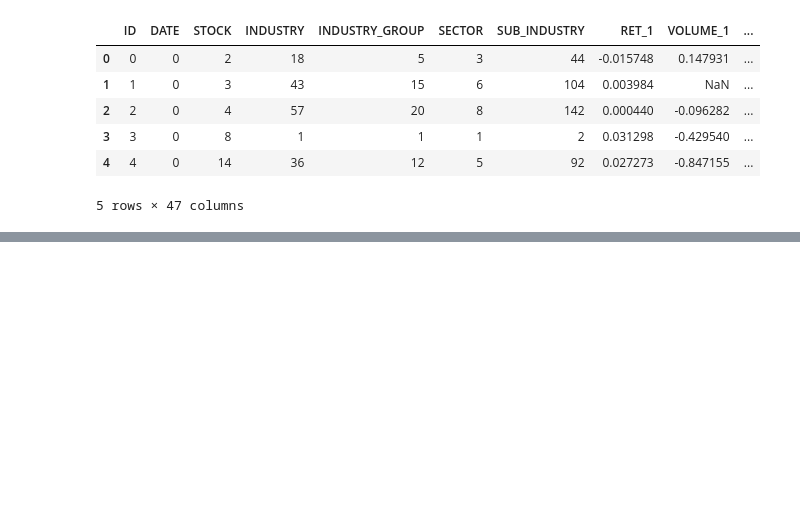
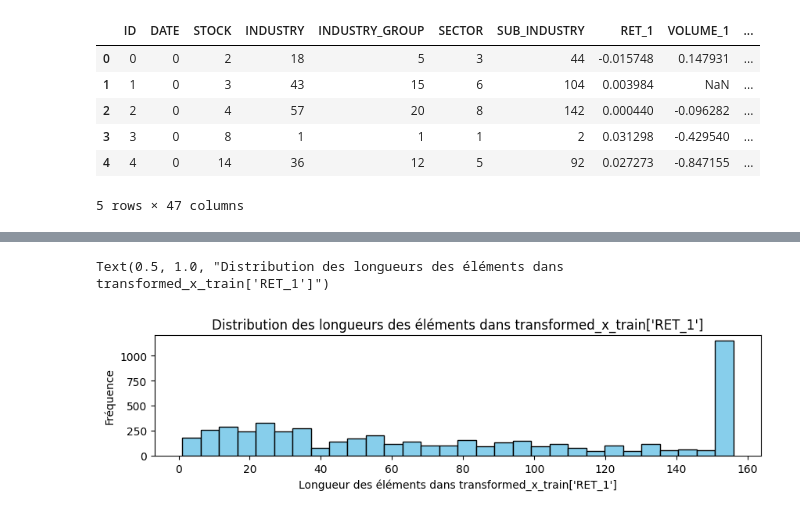
Before and after one commit to NailKhelifa/Stock_prediction_QRT, a Jupyter notebook: Data_exploration.ipynb, the cells around one changed output, grey strips where cells are left out. Saved outputs shown, nothing was run; the diff lists cells and outputs as text; code cells hidden in the pictures; blank space fills up the shorter version.

Commit message:
data_expl

```diff
--- a/Data_exploration.ipynb
+++ b/Data_exploration.ipynb
@@ -59,4 +41,0 @@ On retire les lignes associées à des valeurs manquantes
-# %%
-x_train.dropna(inplace=True)
-print(f'Il reste {x_train.shape[0]} observations (lignes) de {x_train.shape[1]} features (colonnes)')
-x_train.head()
@@ -92,0 +42,2 @@ industry_avg
+# %%
+x_train.fillna(0., inplace=True)
@@ -92,0 +46,4 @@ industry_avg
+# %%
+y_train['RET'] = y_train['RET'].replace({True: 1, False: 0})
+merged_x_train = pd.merge(x_train, y_train[['ID', 'RET']], on='ID')
+merged_x_train
@@ -92,0 +66,13 @@ industry_avg
+# %%
+# Créer une liste de toutes les colonnes de features (RET_i et VOLUME_i)
+ret_columns = [f'RET_{i}' for i in range(1, 21)]
+volume_columns = [f'VOLUME_{i}' for i in range(1, 21)]
+
+# Grouper par 'STOCK' et appliquer la transformation pour obtenir des tableaux numpy par feature
+transformed_data = {}
+for column in ret_columns + volume_columns + ['RET']:
+    transformed_data[column] = merged_x_train.groupby('STOCK')[column].apply(lambda x: np.array(x))
+
+# Convertir en DataFrame pour obtenir le format souhaité
+transformed_x_train = pd.DataFrame(transformed_data)
+transformed_x_train.head(3)
@@ -92,0 +90,15 @@ industry_avg
+# %%
+# Calcul des longueurs pour chaque élément dans transformed_x_train['RET_1']
+lengths = [len(transformed_x_train['RET_1'][i]) for i in transformed_x_train.index]
+
+# Création de la figure et des axes
+fig, ax = plt.subplots(figsize=(10, 2))
+
+# Tracer l'histogramme
+ax.hist(lengths, bins=30, color='skyblue', edgecolor='black')
+ax.set_xlabel('Longueur des éléments dans transformed_x_train[\'RET_1\']')
+ax.set_ylabel('Fréquence')
+ax.set_title('Distribution des longueurs des éléments dans transformed_x_train[\'RET_1\']')
+# %% [output]
+Text(0.5, 1.0, "Distribution des longueurs des éléments dans transformed_x_train['RET_1']")
+[figure, added]
```
Also changed, not shown: parts of 22 cells of this notebook.
